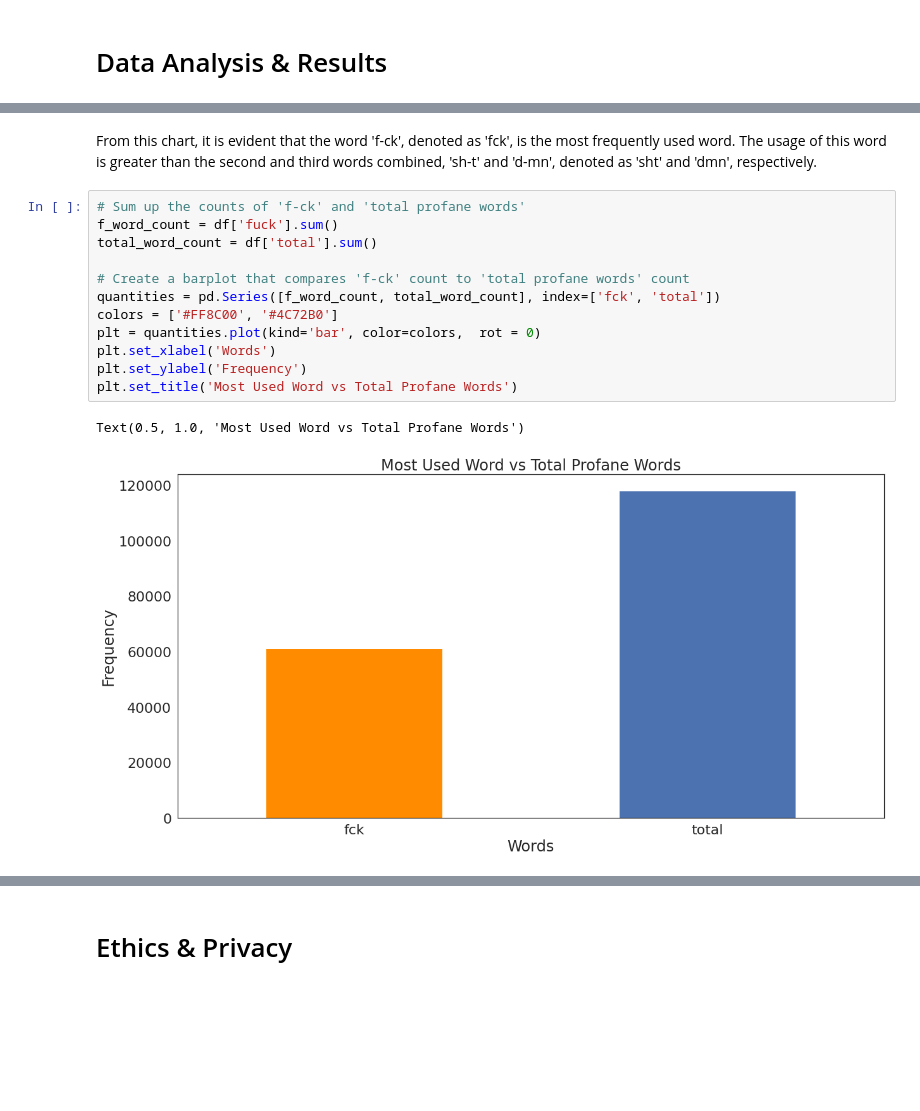
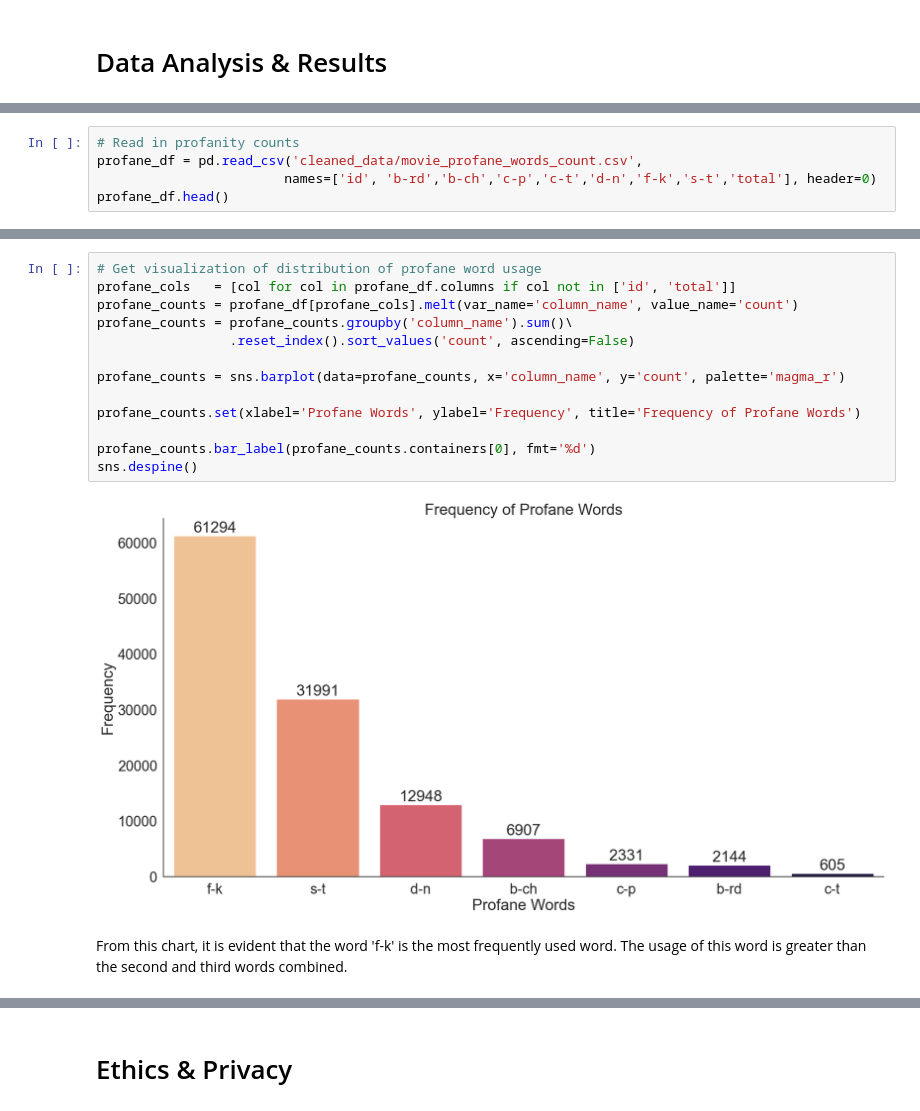
Before and after one commit to ima-quack/COGS108_ProfanityResearch, a Jupyter notebook: FinalProjectGroup_039-Wi23.ipynb, the cells around one changed output, grey strips where cells are left out. Saved outputs shown, nothing was run; the diff lists cells and outputs as text; blank space fills up the shorter version.

```diff
--- a/FinalProjectGroup_039-Wi23.ipynb
+++ b/FinalProjectGroup_039-Wi23.ipynb
@@ -242,0 +783,5 @@ Text(0.5, 1.0, 'Frequency of Profane Words')
+# %%
+# Read in profanity counts
+profane_df = pd.read_csv('cleaned_data/movie_profane_words_count.csv',
+                        names=['id', 'b-rd','b-ch','c-p','c-t','d-n','f-k','s-t','total'], header=0)
+profane_df.head()
@@ -243,17 +795,17 @@ Text(0.5, 1.0, 'Frequency of Profane Words')
+# %%
+# Get visualization of distribution of profane word usage
+profane_cols   = [col for col in profane_df.columns if col not in ['id', 'total']]
+profane_counts = profane_df[profane_cols].melt(var_name='column_name', value_name='count')
+profane_counts = profane_counts.groupby('column_name').sum()\
+                 .reset_index().sort_values('count', ascending=False)
+
+profane_counts = sns.barplot(data=profane_counts, x='column_name', y='count', palette='magma_r')
+
+profane_counts.set(xlabel='Profane Words', ylabel='Frequency', title='Frequency of Profane Words')
+
+profane_counts.bar_label(profane_counts.containers[0], fmt='%d')
+sns.despine()
+# %% [output]
+[figure, added]
 # %% [markdown]
-From this chart, it is evident that the word 'f-ck', denoted as 'fck', is the most frequently used word. The usage of this word is greater than the second and third words combined, 'sh-t' and 'd-mn', denoted as 'sht' and 'dmn', respectively.
+From this chart, it is evident that the word 'f-k' is the most frequently used word. The usage of this word is greater than the second and third words combined.
-# %%
-# Sum up the counts of 'f-ck' and 'total profane words'
-f_word_count = df['fuck'].sum()
-total_word_count = df['total'].sum()
-
-# Create a barplot that compares 'f-ck' count to 'total profane words' count
-quantities = pd.Series([f_word_count, total_word_count], index=['fck', 'total'])
-colors = ['#FF8C00', '#4C72B0']
-plt = quantities.plot(kind='bar', color=colors,  rot = 0)
-plt.set_xlabel('Words')
-plt.set_ylabel('Frequency')
-plt.set_title('Most Used Word vs Total Profane Words')
-# %% [output]
-Text(0.5, 1.0, 'Most Used Word vs Total Profane Words')
-[figure, removed]
```
Also changed, not shown: parts of 64 cells of this notebook.
